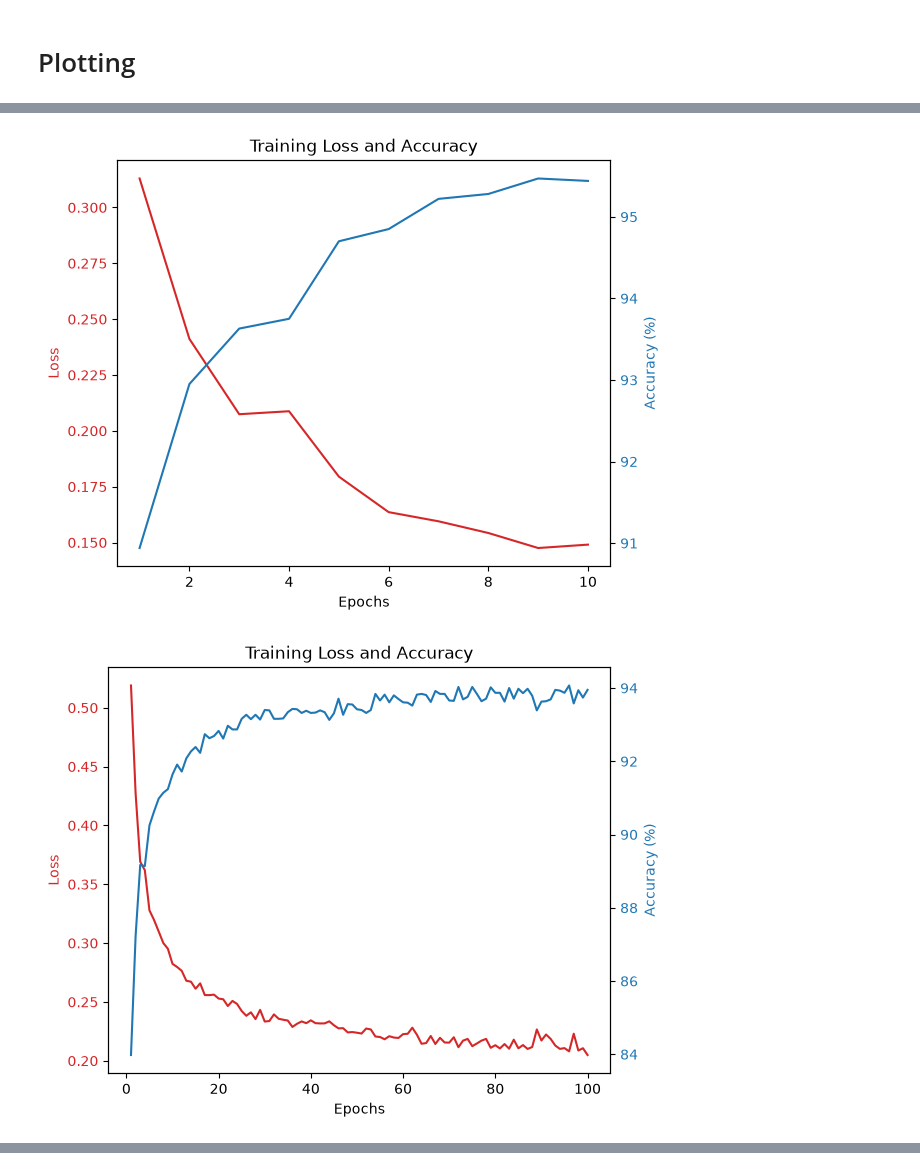
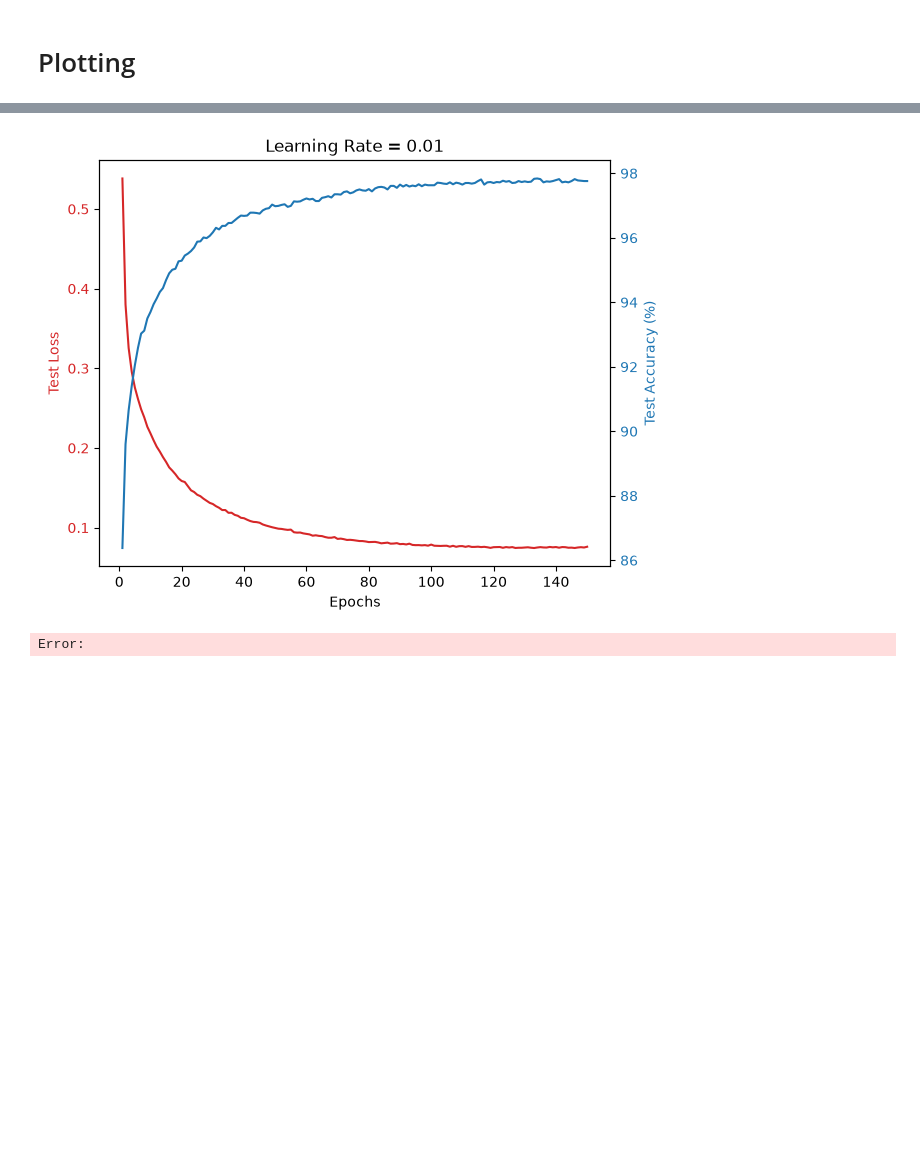
Before and after one commit to Oscar-Clifton-Brown/MNIST-digit-recogniser, a Jupyter notebook: testing.ipynb, the cells around one changed output, grey strips where cells are left out. Cells and saved outputs as stored; diff of their text form; code cells hidden in the pictures; blank space fills up the shorter version.

```diff
--- a/testing.ipynb
+++ b/testing.ipynb
@@ -25,6 +111,5 @@ Network_Small = NeuralNetwork([784, 10, 10], learning_rate=0.05)
-# %%
-Network.plot_learn()
-Network_Small.plot_learn()
-# %% [output]
-[figure, removed]
-[figure, removed]
+# %%
+Network = NeuralNetwork([784, 128, 64, 10], learning_rate=0.01, weight_init='norm')
+Network.fit(X_train, y_train, epochs=150, batch_size=128, X_val=X_test, y_val=y_test)
+Network.plot_learn(title=f"Learning Rate = {0.01}", plot_loss=True, plot_accuracy=True)
+# %% [output]
@@ -30,0 +133,2 @@ Network_Small.plot_learn()
+[figure, added]
+Error:
```
Also changed, not shown: parts of 5 cells of this notebook, 3 other files.
